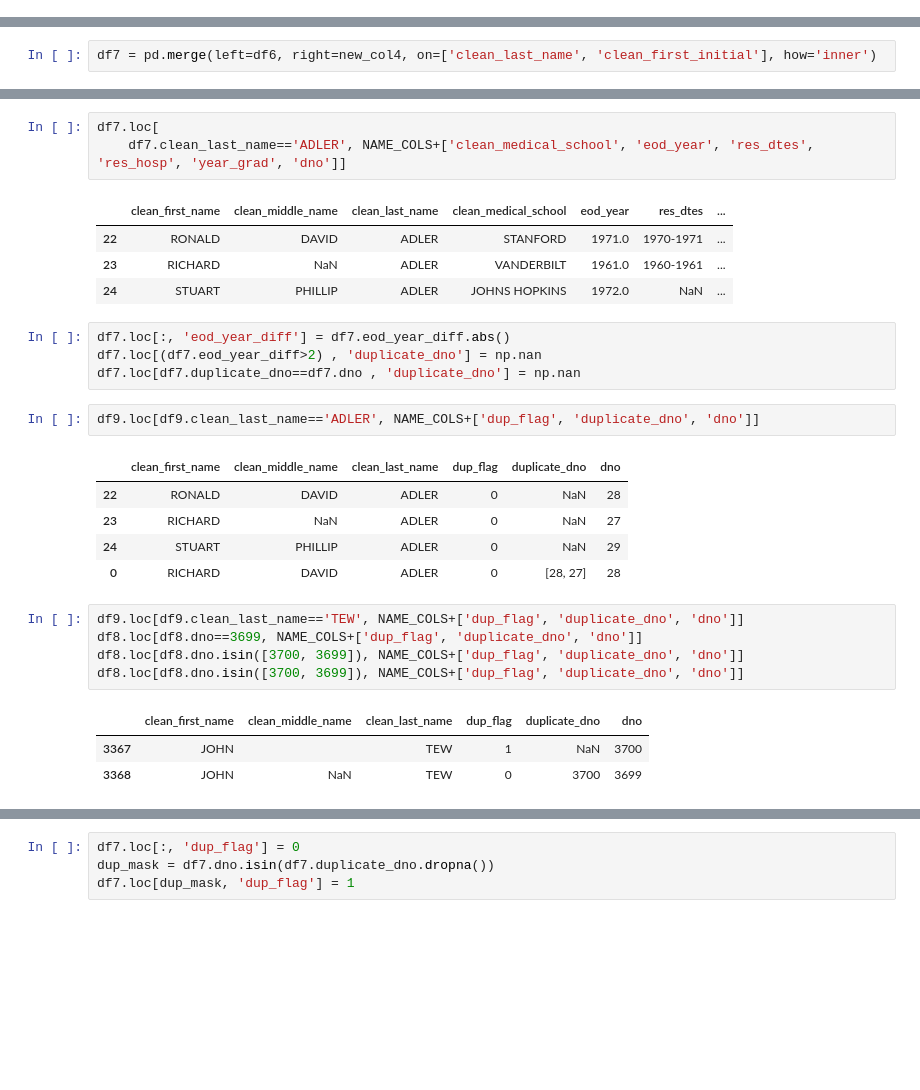
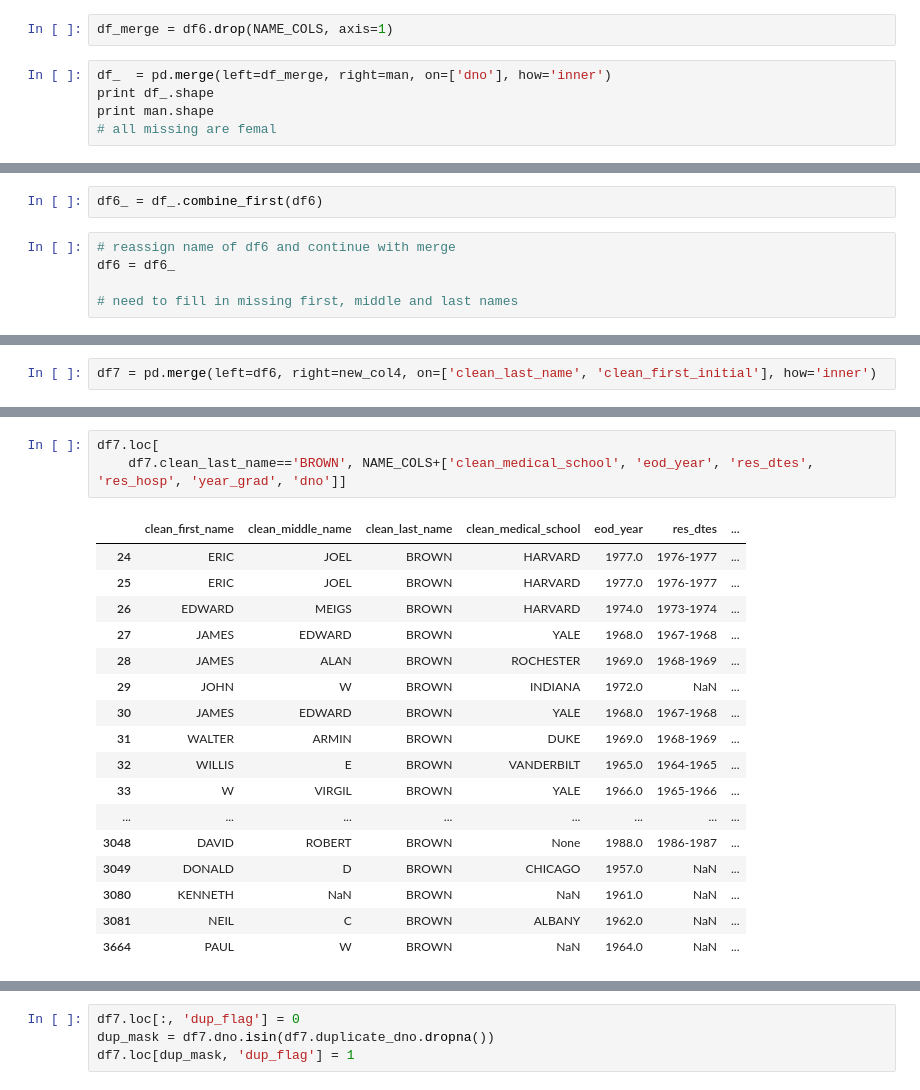
Before and after one commit to Lrraymond13/yellow_beret, a Jupyter notebook: Compile and Clean NIH Applicant Data Set.ipynb, the cells around one changed output, grey strips where cells are left out. Saved outputs shown, nothing was run; the diff lists cells and outputs as text; blank space fills up the shorter version.

```diff
--- a/Compile and Clean NIH Applicant Data Set.ipynb
+++ b/Compile and Clean NIH Applicant Data Set.ipynb
@@ -143,0 +168,7 @@ print df6.shape
+# %%
+df_merge = df6.drop(NAME_COLS, axis=1)
+# %%
+df_  = pd.merge(left=df_merge, right=man, on=['dno'], how='inner')
+print df_.shape
+print man.shape
+# all missing are femal
@@ -143,0 +178,7 @@ print df6.shape
+# %%
+df6_ = df_.combine_first(df6)
+# %%
+# reassign name of df6 and continue with merge
+df6 = df6_
+
+# need to fill in missing first, middle and last names
@@ -205,29 +278,21 @@ df7 = pd.merge(left=df6, right=new_col4, on=['clean_last_name', 'clean_first_ini
 # %%
 df7.loc[
-    df7.clean_last_name=='ADLER', NAME_COLS+['clean_medical_school', 'eod_year', 'res_dtes', 'res_hosp', 'year_grad', 'dno']]
+    df7.clean_last_name=='BROWN', NAME_COLS+['clean_medical_school', 'eod_year', 'res_dtes', 'res_hosp', 'year_grad', 'dno']]
 # %% [output]
 |  | clean_first_name | clean_middle_name | clean_last_name | clean_medical_school | eod_year | res_dtes | ... |
-| 22 | RONALD | DAVID | ADLER | STANFORD | 1971.0 | 1970-1971 | ... |
-| 23 | RICHARD | NaN | ADLER | VANDERBILT | 1961.0 | 1960-1961 | ... |
-| 24 | STUART | PHILLIP | ADLER | JOHNS HOPKINS | 1972.0 | NaN | ... |
+| 24 | ERIC | JOEL | BROWN | HARVARD | 1977.0 | 1976-1977 | ... |
+| 25 | ERIC | JOEL | BROWN | HARVARD | 1977.0 | 1976-1977 | ... |
+| 26 | EDWARD | MEIGS | BROWN | HARVARD | 1974.0 | 1973-1974 | ... |
+| 27 | JAMES | EDWARD | BROWN | YALE | 1968.0 | 1967-1968 | ... |
+| 28 | JAMES | ALAN | BROWN | ROCHESTER | 1969.0 | 1968-1969 | ... |
+| 29 | JOHN | W | BROWN | INDIANA | 1972.0 | NaN | ... |
+| 30 | JAMES | EDWARD | BROWN | YALE | 1968.0 | 1967-1968 | ... |
+| 31 | WALTER | ARMIN | BROWN | DUKE | 1969.0 | 1968-1969 | ... |
+| 32 | WILLIS | E | BROWN | VANDERBILT | 1965.0 | 1964-1965 | ... |
+| 33 | W | VIRGIL | BROWN | YALE | 1966.0 | 1965-1966 | ... |
+| ... | ... | ... | ... | ... | ... | ... | ... |
+| 3048 | DAVID | ROBERT | BROWN | None | 1988.0 | 1986-1987 | ... |
+| 3049 | DONALD | D | BROWN | CHICAGO | 1957.0 | NaN | ... |
+| 3080 | KENNETH | NaN | BROWN | NaN | 1961.0 | NaN | ... |
+| 3081 | NEIL | C | BROWN | ALBANY | 1962.0 | NaN | ... |
+| 3664 | PAUL | W | BROWN | NaN | 1964.0 | NaN | ... |
-# %%
-df7.loc[:, 'eod_year_diff'] = df7.eod_year_diff.abs()
-df7.loc[(df7.eod_year_diff>2) , 'duplicate_dno'] = np.nan
-df7.loc[df7.duplicate_dno==df7.dno , 'duplicate_dno'] = np.nan
-# %%
-df9.loc[df9.clean_last_name=='ADLER', NAME_COLS+['dup_flag', 'duplicate_dno', 'dno']]
-# %% [output]
-|  | clean_first_name | clean_middle_name | clean_last_name | dup_flag | duplicate_dno | dno |
-| 22 | RONALD | DAVID | ADLER | 0 | NaN | 28 |
-| 23 | RICHARD | NaN | ADLER | 0 | NaN | 27 |
-| 24 | STUART | PHILLIP | ADLER | 0 | NaN | 29 |
-| 0 | RICHARD | DAVID | ADLER | 0 | [28, 27] | 28 |
-# %%
-df9.loc[df9.clean_last_name=='TEW', NAME_COLS+['dup_flag', 'duplicate_dno', 'dno']]
-df8.loc[df8.dno==3699, NAME_COLS+['dup_flag', 'duplicate_dno', 'dno']]
-df8.loc[df8.dno.isin([3700, 3699]), NAME_COLS+['dup_flag', 'duplicate_dno', 'dno']]
-df8.loc[df8.dno.isin([3700, 3699]), NAME_COLS+['dup_flag', 'duplicate_dno', 'dno']]
-# %% [output]
-|  | clean_first_name | clean_middle_name | clean_last_name | dup_flag | duplicate_dno | dno |
-| 3367 | JOHN |  | TEW | 1 | NaN | 3700 |
-| 3368 | JOHN | NaN | TEW | 0 | 3700 | 3699 |
```
Also changed, not shown: parts of 29 cells of this notebook, 6 other files.
